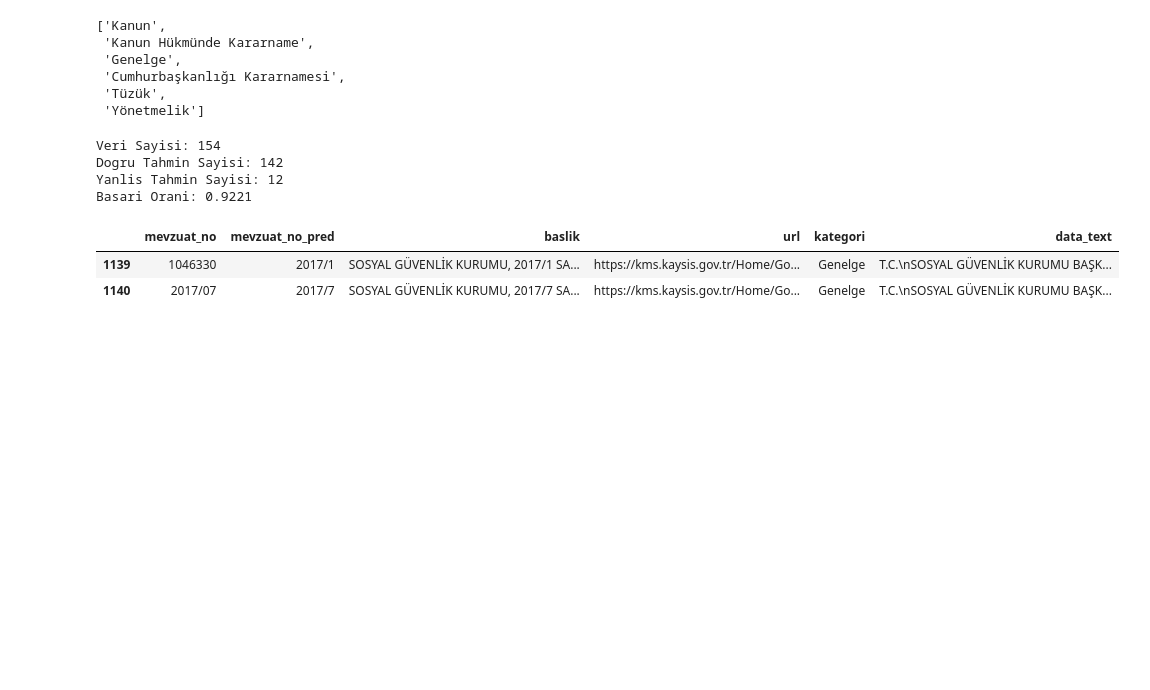
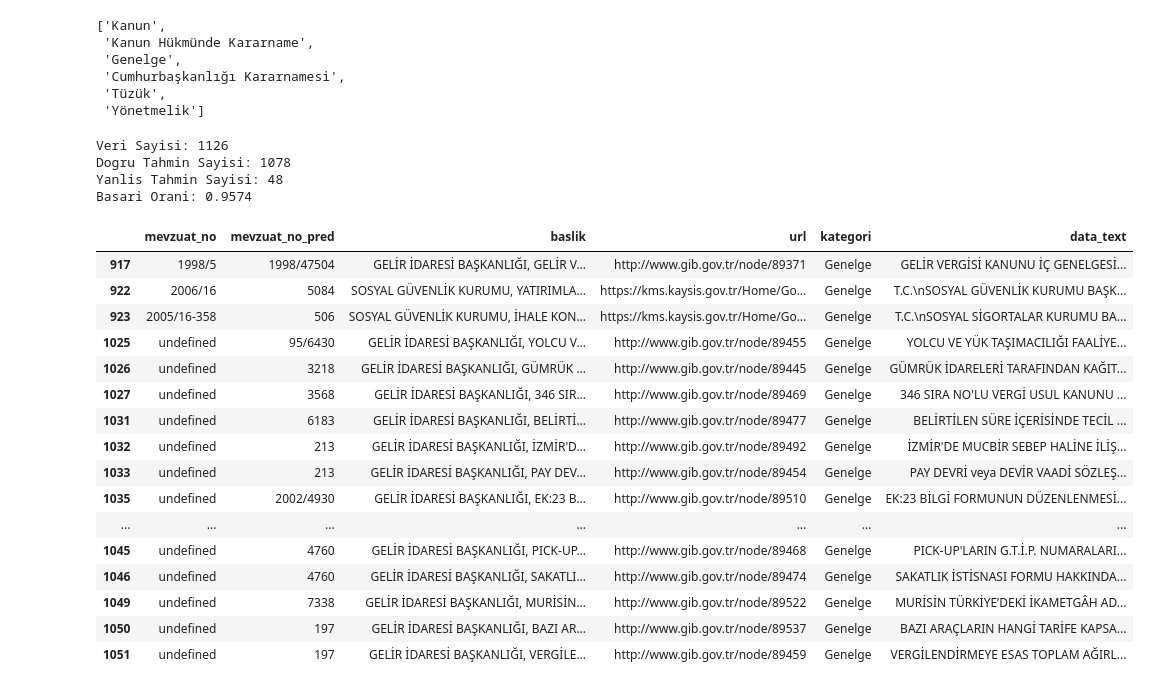
Before and after one commit to L2-Regulasyon/Teknofest2022, a Jupyter notebook: notebook/teknofest_anil.ipynb, the cells around one changed output. Cells and saved outputs as stored; diff of their text form; code cells hidden in the pictures; blank space fills up the shorter version.

```diff
--- a/notebook/teknofest_anil.ipynb
+++ b/notebook/teknofest_anil.ipynb
@@ -170,24 +212,38 @@ constants.COLS_MEVZUAT_NO
  'Yönetmelik']
 # %%
 filtered_df = filter_dataframe(input_df=df,
-                               selected_categories=["Genelge"],
-                               custom_filter_array=[df.url.str.contains("kaysis.gov.tr")]
+                               selected_categories=[],
+                               custom_filter_array=[(~df.kategori.str.contains("Yönetmelik"))]
                               )
 
 calculate_accuracy(input_df=filtered_df,
                    feature_extractor=mevzuat_no_extractor,
                    include_na=True)
 
 show_false_predictions(input_df=filtered_df,
                        feature_extractor=mevzuat_no_extractor,
                        cols=["baslik", "url", "kategori", "data_text"],
                        include_na=True,
-                       first_n=2)
+                       first_n=20)
 # %% [output]
-Veri Sayisi: 154
-Dogru Tahmin Sayisi: 142
-Yanlis Tahmin Sayisi: 12
-Basari Orani: 0.9221
+Veri Sayisi: 1126
+Dogru Tahmin Sayisi: 1078
+Yanlis Tahmin Sayisi: 48
+Basari Orani: 0.9574
 |  | mevzuat_no | mevzuat_no_pred | baslik | url | kategori | data_text |
-| 1139 | 1046330 | 2017/1 | SOSYAL GÜVENLİK KURUMU, 2017/1 SA... | https://kms.kaysis.gov.tr/Home/Go... | Genelge | T.C.\nSOSYAL GÜVENLİK KURUMU BAŞK... |
-| 1140 | 2017/07 | 2017/7 | SOSYAL GÜVENLİK KURUMU, 2017/7 SA... | https://kms.kaysis.gov.tr/Home/Go... | Genelge | T.C.\nSOSYAL GÜVENLİK KURUMU BAŞK... |
+| 917 | 1998/5 | 1998/47504 | GELİR İDARESİ BAŞKANLIĞI, GELİR V... | http://www.gib.gov.tr/node/89371 | Genelge | GELİR VERGİSİ KANUNU İÇ GENELGESİ... |
+| 922 | 2006/16 | 5084 | SOSYAL GÜVENLİK KURUMU, YATIRIMLA... | https://kms.kaysis.gov.tr/Home/Go... | Genelge | T.C.\nSOSYAL GÜVENLİK KURUMU BAŞK... |
+| 923 | 2005/16-358 | 506 | SOSYAL GÜVENLİK KURUMU, İHALE KON... | https://kms.kaysis.gov.tr/Home/Go... | Genelge | T.C.\nSOSYAL SİGORTALAR KURUMU BA... |
+| 1025 | undefined | 95/6430 | GELİR İDARESİ BAŞKANLIĞI, YOLCU V... | http://www.gib.gov.tr/node/89455 | Genelge | YOLCU VE YÜK TAŞIMACILIĞI FAALİYE... |
+| 1026 | undefined | 3218 | GELİR İDARESİ BAŞKANLIĞI, GÜMRÜK ... | http://www.gib.gov.tr/node/89445 | Genelge | GÜMRÜK İDARELERİ TARAFINDAN KAĞIT... |
+| 1027 | undefined | 3568 | GELİR İDARESİ BAŞKANLIĞI, 346 SIR... | http://www.gib.gov.tr/node/89469 | Genelge | 346 SIRA NO'LU VERGİ USUL KANUNU ... |
+| 1031 | undefined | 6183 | GELİR İDARESİ BAŞKANLIĞI, BELİRTİ... | http://www.gib.gov.tr/node/89477 | Genelge | BELİRTİLEN SÜRE İÇERİSİNDE TECİL ... |
+| 1032 | undefined | 213 | GELİR İDARESİ BAŞKANLIĞI, İZMİR'D... | http://www.gib.gov.tr/node/89492 | Genelge | İZMİR'DE MUCBİR SEBEP HALİNE İLİŞ... |
+| 1033 | undefined | 213 | GELİR İDARESİ BAŞKANLIĞI, PAY DEV... | http://www.gib.gov.tr/node/89454 | Genelge | PAY DEVRİ veya DEVİR VAADİ SÖZLEŞ... |
+| 1035 | undefined | 2002/4930 | GELİR İDARESİ BAŞKANLIĞI, EK:23 B... | http://www.gib.gov.tr/node/89510 | Genelge | EK:23 BİLGİ FORMUNUN DÜZENLENMESİ... |
+| ... | ... | ... | ... | ... | ... | ... |
+| 1045 | undefined | 4760 | GELİR İDARESİ BAŞKANLIĞI, PICK-UP... | http://www.gib.gov.tr/node/89468 | Genelge | PICK-UP'LARIN G.T.İ.P. NUMARALARI... |
+| 1046 | undefined | 4760 | GELİR İDARESİ BAŞKANLIĞI, SAKATLI... | http://www.gib.gov.tr/node/89474 | Genelge | SAKATLIK İSTİSNASI FORMU HAKKINDA... |
+| 1049 | undefined | 7338 | GELİR İDARESİ BAŞKANLIĞI, MURİSİN... | http://www.gib.gov.tr/node/89522 | Genelge | MURİSİN TÜRKİYE’DEKİ İKAMETGÂH AD... |
+| 1050 | undefined | 197 | GELİR İDARESİ BAŞKANLIĞI, BAZI AR... | http://www.gib.gov.tr/node/89537 | Genelge | BAZI ARAÇLARIN HANGİ TARİFE KAPSA... |
+| 1051 | undefined | 197 | GELİR İDARESİ BAŞKANLIĞI, VERGİLE... | http://www.gib.gov.tr/node/89459 | Genelge | VERGİLENDİRMEYE ESAS TOPLAM AĞIRL... |
```
Also changed, not shown: parts of 9 cells of this notebook, 8 other files.
